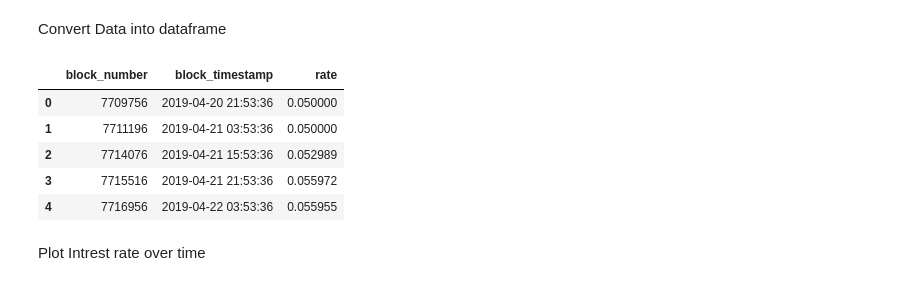
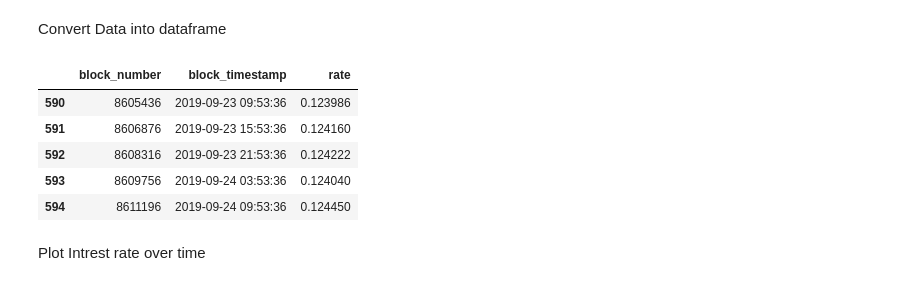
Before and after one commit to NeapolitanSwaps/SwapModelSimulations, a Jupyter notebook: Dutch Auction.ipynb, the cells around one changed output. Cells and saved outputs as stored; diff of their text form; code cells hidden in the pictures.

```diff
--- a/Dutch Auction.ipynb
+++ b/Dutch Auction.ipynb
@@ -31,15 +32,15 @@ Convert Data into dataframe
 # %%
 interestOverTime = pd.DataFrame.from_dict(response.json()['borrow_rates'])
 interestOverTime.head()
 interestOverTime['block_timestamp'] = pd.to_datetime(interestOverTime['block_timestamp'],unit='s')
-interestOverTime.head()
+interestOverTime.tail()
 # %% [output]
 |  | block_number | block_timestamp | rate |
-| 0 | 7709756 | 2019-04-20 21:53:36 | 0.050000 |
-| 1 | 7711196 | 2019-04-21 03:53:36 | 0.050000 |
-| 2 | 7714076 | 2019-04-21 15:53:36 | 0.052989 |
-| 3 | 7715516 | 2019-04-21 21:53:36 | 0.055972 |
-| 4 | 7716956 | 2019-04-22 03:53:36 | 0.055955 |
+| 590 | 8605436 | 2019-09-23 09:53:36 | 0.123986 |
+| 591 | 8606876 | 2019-09-23 15:53:36 | 0.124160 |
+| 592 | 8608316 | 2019-09-23 21:53:36 | 0.124222 |
+| 593 | 8609756 | 2019-09-24 03:53:36 | 0.124040 |
+| 594 | 8611196 | 2019-09-24 09:53:36 | 0.124450 |
 # %% [markdown]
 Plot Intrest rate over time
 # %%
```
Also changed, not shown: parts of 6 cells of this notebook.
